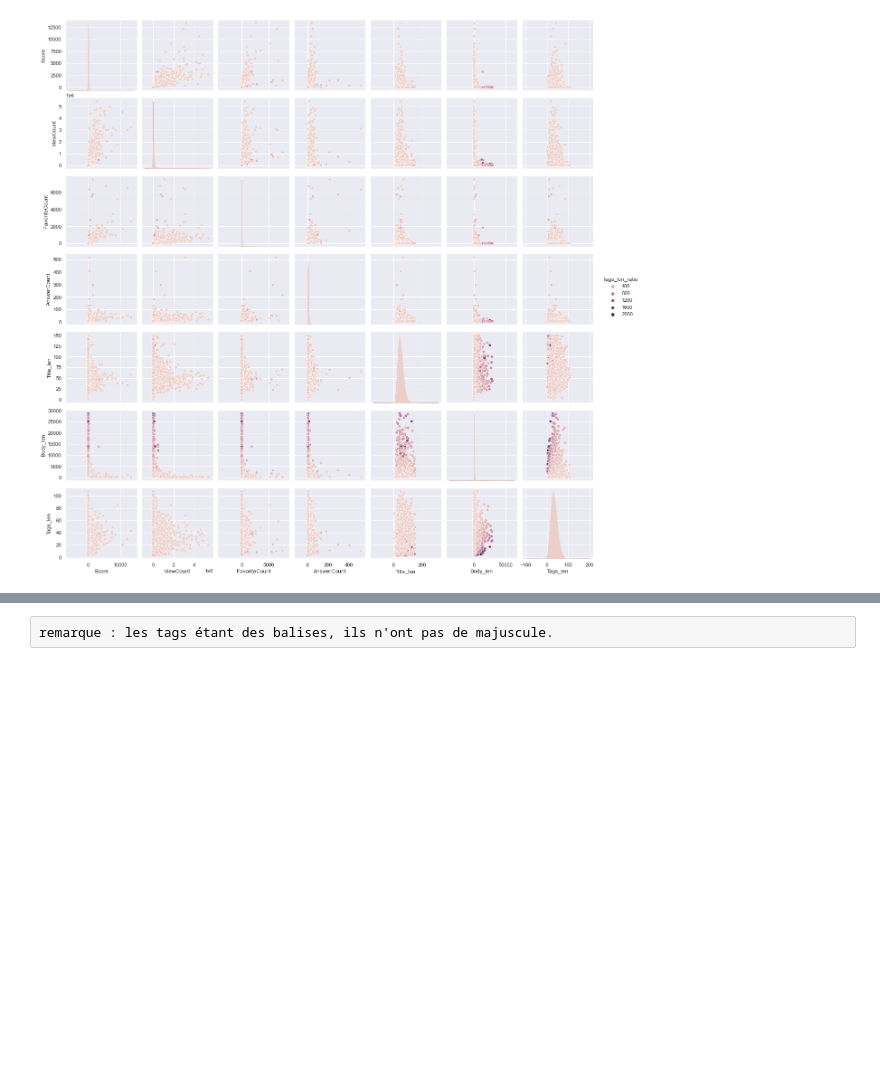
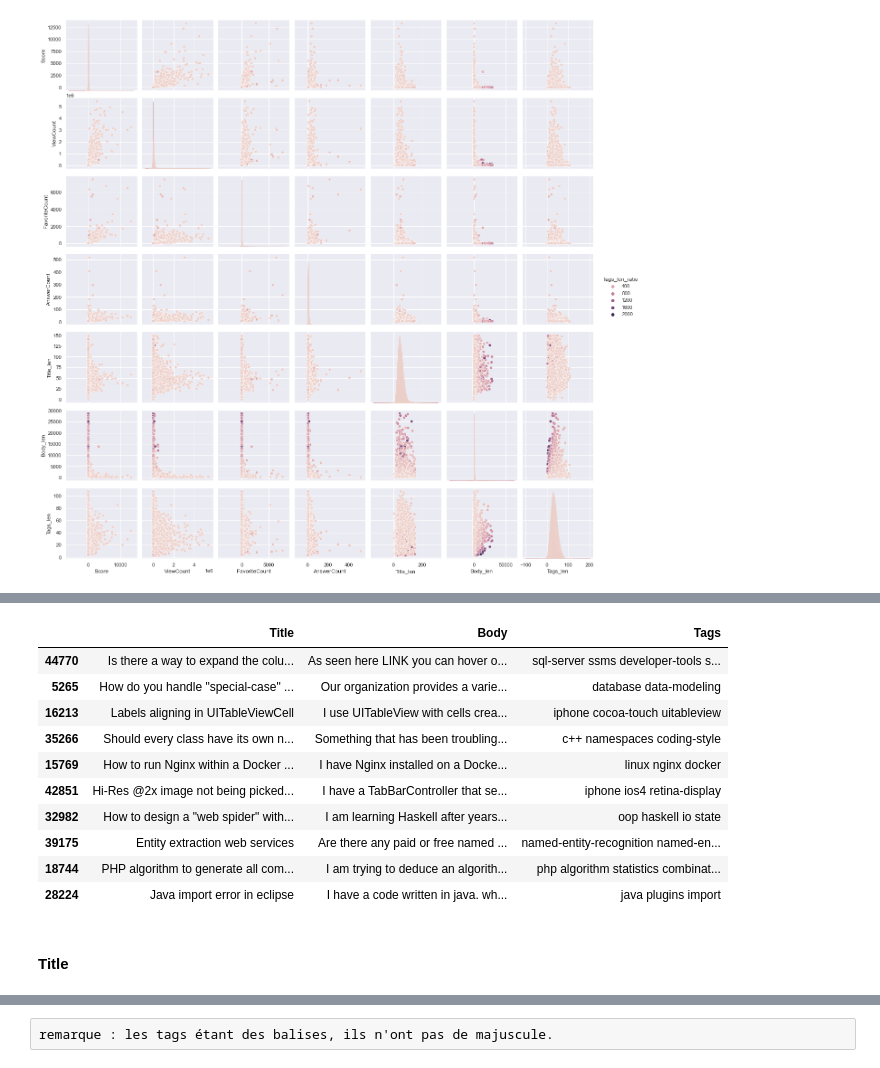
Before and after one commit to nromari/Categoriser-automatiquement-des-questions, a Jupyter notebook: P5_exploration_et_nettoyage.ipynb, the cells around one changed output, grey strips where cells are left out. Cells and saved outputs as stored; diff of their text form; code cells hidden in the pictures; blank space fills up the shorter version.

```diff
--- a/P5_exploration_et_nettoyage.ipynb
+++ b/P5_exploration_et_nettoyage.ipynb
@@ -885,0 +893,17 @@ print(data_c2.shape)
+# %%
+df_sample = df_embedding.sample(10)
+df_sample
+# %% [output]
+|  | Title | Body | Tags |
+| 44770 | Is there a way to expand the colu... | As seen here LINK you can hover o... | sql-server ssms developer-tools s... |
+| 5265 | How do you handle "special-case" ... | Our organization provides a varie... | database data-modeling |
+| 16213 | Labels aligning in UITableViewCell | I use UITableView with cells crea... | iphone cocoa-touch uitableview |
+| 35266 | Should every class have its own n... | Something that has been troubling... | c++ namespaces coding-style |
+| 15769 | How to run Nginx within a Docker ... | I have Nginx installed on a Docke... | linux nginx docker |
+| 42851 | Hi-Res @2x image not being picked... | I have a TabBarController that se... | iphone ios4 retina-display |
+| 32982 | How to design a "web spider" with... | I am learning Haskell after years... | oop haskell io state |
+| 39175 | Entity extraction web services | Are there any paid or free named ... | named-entity-recognition named-en... |
+| 18744 | PHP algorithm to generate all com... | I am trying to deduce an algorith... | php algorithm statistics combinat... |
+| 28224 | Java import error in eclipse | I have a code written in java. wh... | java plugins import |
+# %% [markdown]
+#### Title
```
Also changed, not shown: parts of 95 cells of this notebook.
